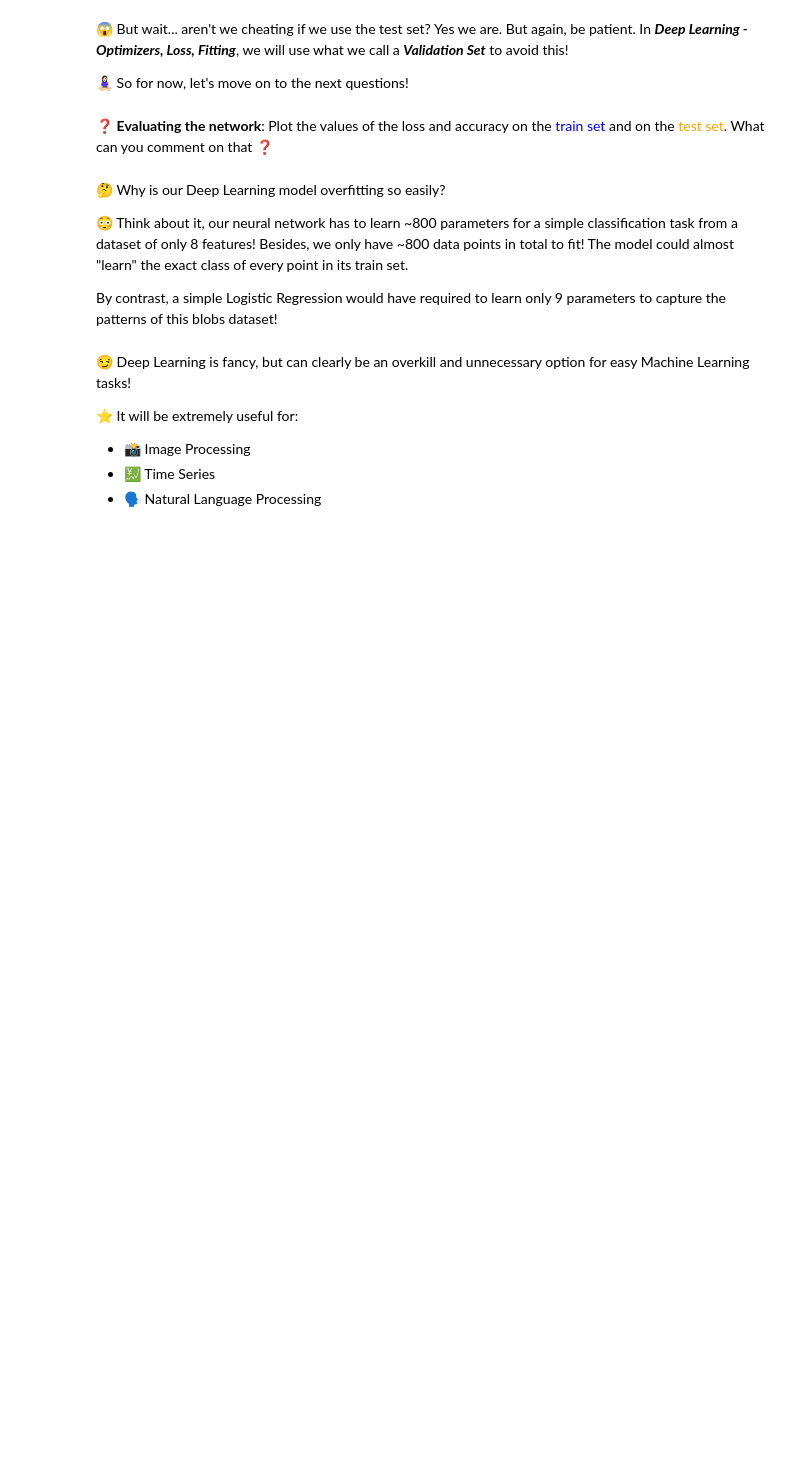
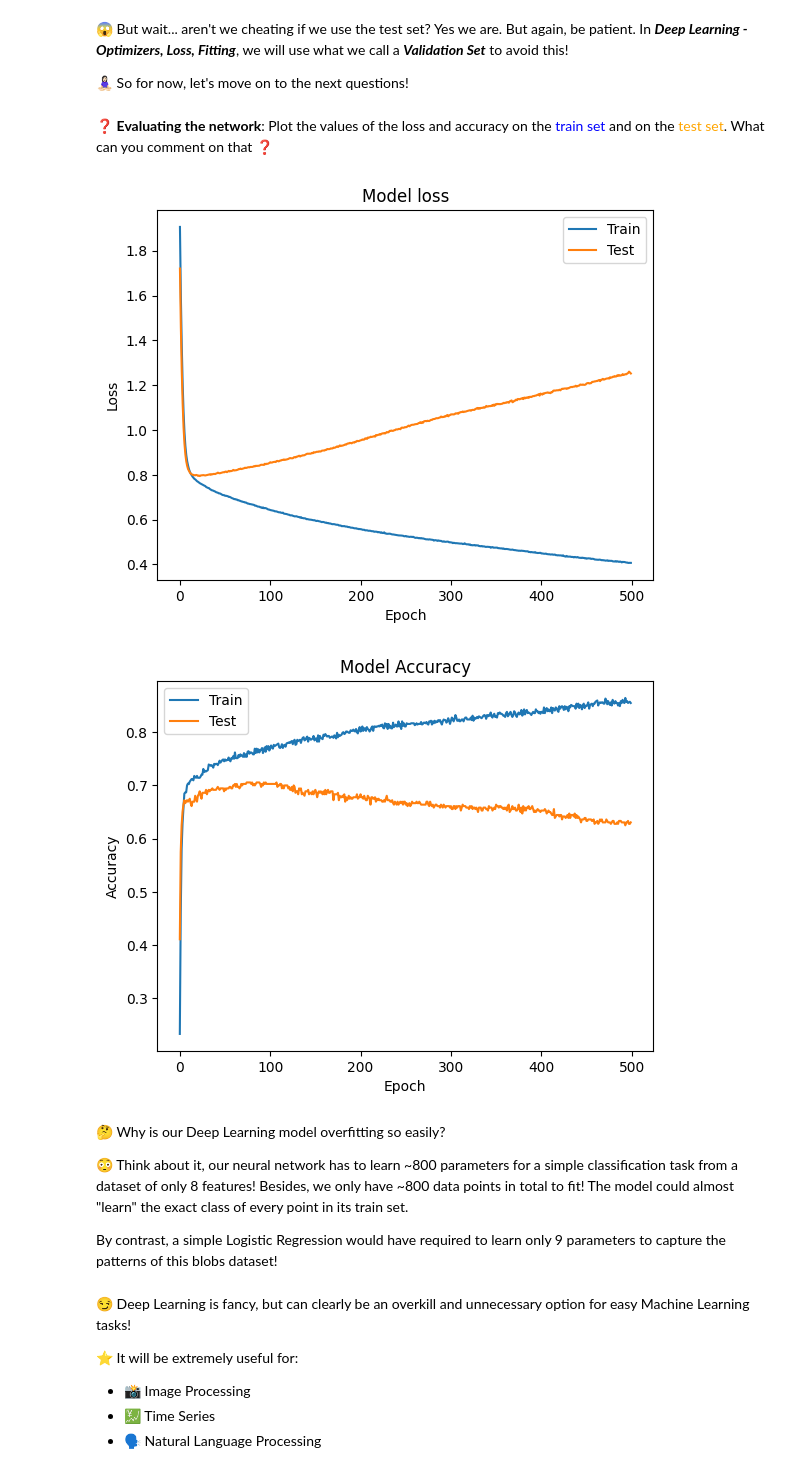
Before and after one commit to multiyumz/data-science-challenges, a Jupyter notebook: data-multiclass-classification/multiclass_classification.ipynb, the cells around one changed output. Drawn from its saved outputs; the diff is of its cells as text; code cells hidden in the pictures; blank space fills up the shorter version.

```diff
--- a/data-multiclass-classification/multiclass_classification.ipynb
+++ b/data-multiclass-classification/multiclass_classification.ipynb
@@ -180,3 +186,5 @@ In Deep Learning, as in any Machine Learning algorithm, your numerical features
+# %%
+X_test = s_scaler.transform(X_test)
 # %% [markdown]
 ❓ **Initializing a model**: Complete the following function to build/initialize a model that has:
 - a first layer with:
@@ -305,3 +387,8 @@ def plot_loss_accuracy(history):
+# %%
+plot_loss_accuracy(history)
+# %% [output]
+[figure, added]
+[figure, added]
 # %% [markdown]
 🤔 Why is our Deep Learning model overfitting so easily?
 
```
Also changed, not shown: parts of 27 cells of this notebook, 3 other files.
